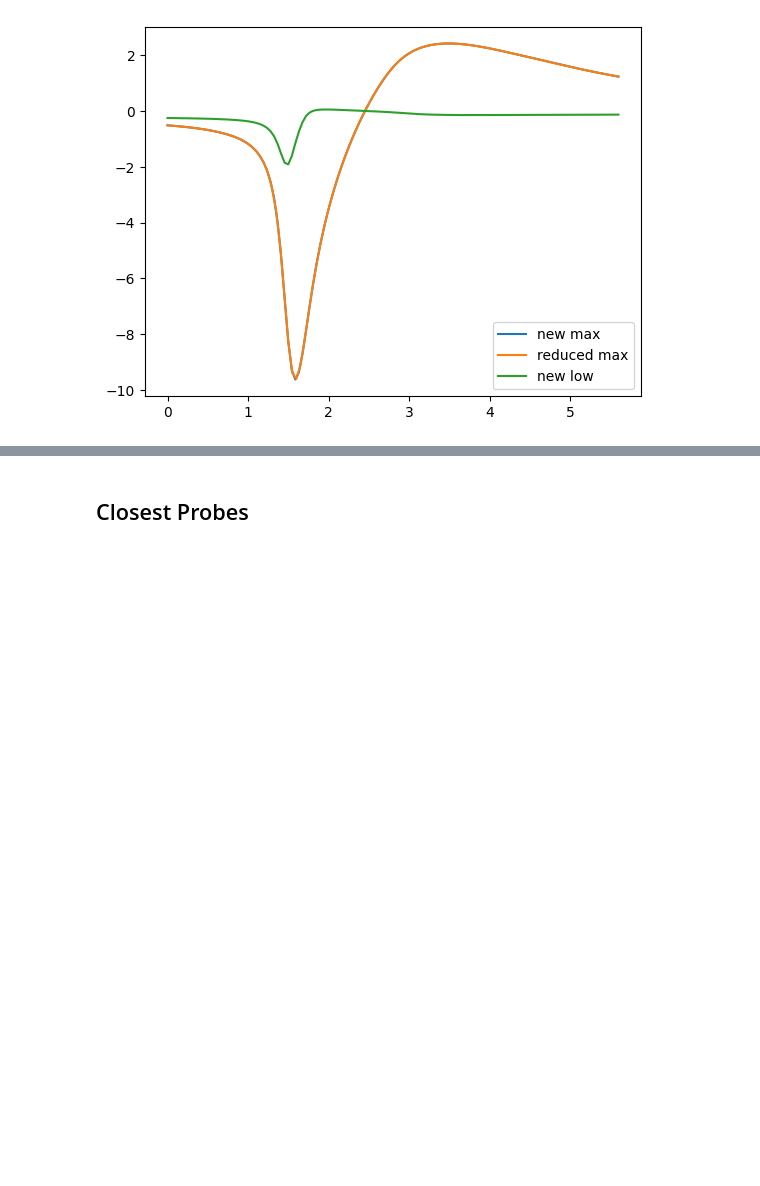
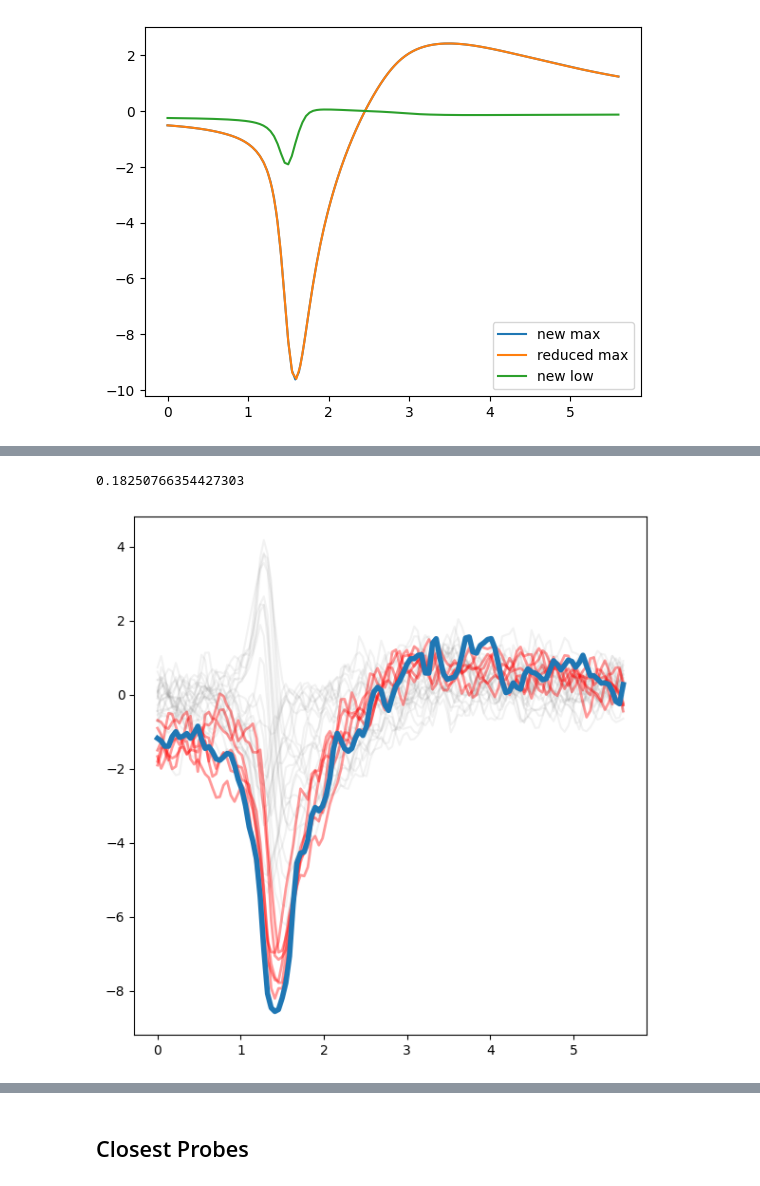
Before and after one commit to kedoxey/PyramidalCellSimulations, a Jupyter notebook: notebooks/figures/plot_linear_probes.ipynb, the cells around one changed output, grey strips where cells are left out. Drawn from its saved outputs; the diff is of its cells as text; code cells hidden in the pictures; blank space fills up the shorter version.

```diff
--- a/notebooks/figures/plot_linear_probes.ipynb
+++ b/notebooks/figures/plot_linear_probes.ipynb
@@ -511,0 +773,3 @@ plt.legend(loc='lower right')
+# %%
+prep_closest_df =  preprocess_probe_data(closest_probe_df, max_channel_i=max_channel, resample=128, conversion_factor=1e3, num_noisy_spikes=500)
+prep_closest_df.head()
@@ -511,0 +784,54 @@ plt.legend(loc='lower right')
+# %%
+fig = plt.figure(figsize=(6,6))
+
+all_amps = prep_closest_df.amplitude.values
+max_amp = np.max(all_amps)
+max_threshold = 0.12
+
+medians = []
+
+for _, row_df in prep_closest_df.iterrows():
+
+    wave = row_df['ve']
+    time = row_df['t']
+    amp = np.max(wave)-np.min(wave)
+
+    medians.append(np.median(wave))
+
+    chan = row_df['channel_num']
+    if chan==max_channel:
+        c = 'tab:blue'
+        z = np.inf
+        width = 4
+        alpha = 1
+
+        peak_to_trough_ratio = -1*np.max(wave)/np.min(wave)
+    else:
+        c = 'r'
+        z = 1
+        width = 2
+        alpha = 0.4
+
+#     norm_wave = np.divide(wave,amp)
+    norm_wave = wave
+
+
+    if (chan >= max_channel-15 )& (chan <= max_channel+15):
+
+        if amp>=8:  # max_threshold*max_amp:
+            plt.plot(time,norm_wave,color=c,zorder=z,linewidth=width,alpha=alpha)
+
+        else:
+            plt.plot(time,norm_wave,zorder=0,alpha=0.1,color='gray')
+
+#     plt.xlim([0,2.7])
+#     plt.xlabel('Time (ms)',size='x-large')
+#     plt.ylabel('Ve (normalized)',size='x-large')
+
+plt.tight_layout()
+print(peak_to_trough_ratio)
+# figname = 'example_sc_model.pdf'
+# fig.savefig(figname,format='pdf')
+# %% [output]
+0.18250766354427303
+[figure, added]
```
Also changed, not shown: parts of 15 cells of this notebook.
